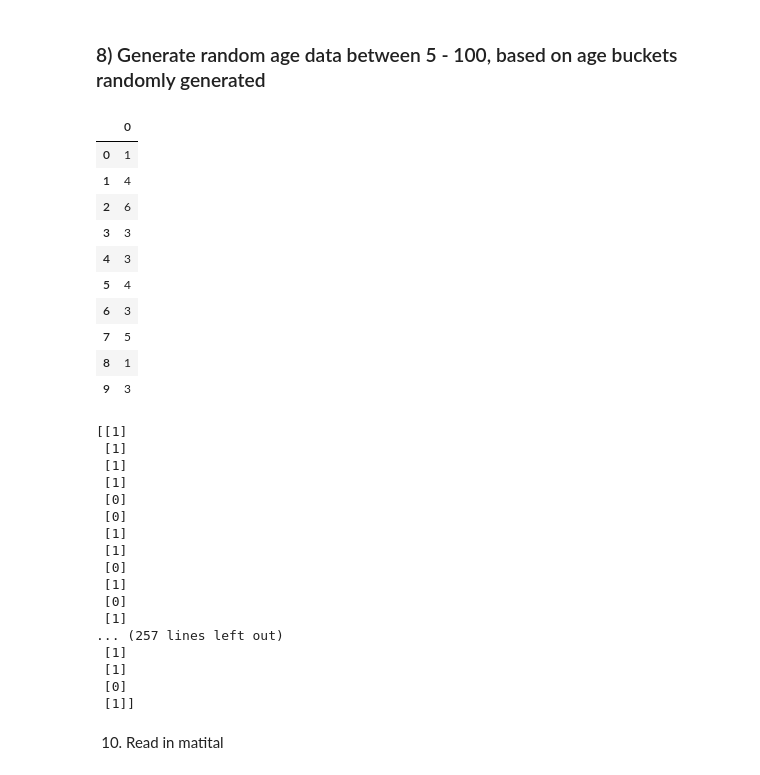
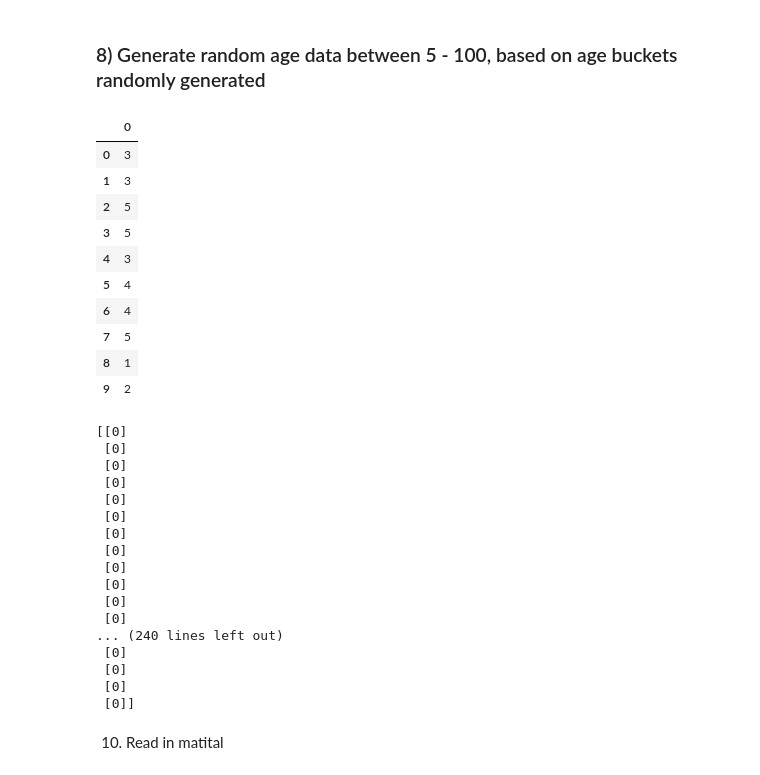
Before and after one commit to roisinanglim/suicide_rates, a Jupyter notebook: suicide _rates_data_simulation.ipynb, the cells around one changed output. Cells and saved outputs as stored; diff of their text form; code cells hidden in the pictures.

```diff
--- a/suicide _rates_data_simulation.ipynb
+++ b/suicide _rates_data_simulation.ipynb
@@ -188,17 +187,17 @@ age6 = age6.reshape(age6.shape[0],-1)
 
 
 #Generate random gender for each age category given the above calculated category size
-gender,probabilites,number_sample = ["m","f"],[0.506,0.494],len(age1)
+gender,probabilites,number_sample = ["m","f"],[0.51,0.49],len(age1)
 gender1 = np.random.choice(gender,size = number_sample, p = probabilites)
 gender,probabilites,number_sample = ["m","f"],[0.51,0.49],len(age2)
 gender2 = np.random.choice(gender,size = number_sample, p = probabilites)
-gender,probabilites,number_sample = ["m","f"],[0.51,0.49],len(age3)
+gender,probabilites,number_sample = ["m","f"],[0.50,0.50],len(age3)
 gender3 = np.random.choice(gender,size = number_sample, p = probabilites)
 gender,probabilites,number_sample = ["m","f"],[0.49,0.51],len(age4)
 gender4 = np.random.choice(gender,size = number_sample, p = probabilites)
-gender,probabilites,number_sample = ["m","f"],[0.49,0.51],len(age5)
+gender,probabilites,number_sample = ["m","f"],[0.51,0.49],len(age5)
 gender5 = np.random.choice(gender,size = number_sample, p = probabilites)
-gender,probabilites,number_sample = ["m","f"],[0.49,0.51],len(age6)
+gender,probabilites,number_sample = ["m","f"],[0.42,0.58],len(age6)
 gender6 = np.random.choice(gender,size = number_sample, p = probabilites)
 
 #Reshape data from a 1D array to a 2D array
@@ -213,75 +212,75 @@ gender6 = gender6.reshape(gender6.shape[0],-1)
 
 
 #Generate probability of sucide for gender given age bracket
-suicide,probabilites,number_sample = [1,0],[0.596,1-0.596],len(gender1[gender1 =="m"])
+suicide,probabilites,number_sample = [1,0],[0.00000596,1-0.00000596],len(gender1[gender1 =="m"])
 suicidie_M1 = np.random.choice(suicide,size = number_sample, p = probabilites)
-suicide,probabilites,number_sample = [1,0],[0.00000596,1-0.00000596],len(gender2[gender2 =="m"])
+suicide,probabilites,number_sample = [1,0],[0.00023540,1-0.00023540],len(gender2[gender2 =="m"])
 suicidie_M2 = np.random.choice(suicide,size = number_sample, p = probabilites)
-suicide,probabilites,number_sample = [1,0],[0.00000596,1-0.00000596],len(gender3[gender3 =="m"])
+suicide,probabilites,number_sample = [1,0],[0.00023670,1-0.00023670],len(gender3[gender3 =="m"])
 suicidie_M3 = np.random.choice(suicide,size = number_sample, p = probabilites)
-suicide,probabilites,number_sample = [1,0],[0.00000596,1-0.00000596],len(gender4[gender4 =="m"])
+suicide,probabilites,number_sample = [1,0],[0.00024409,1-0.00024409],len(gender4[gender4 =="m"])
 suicidie_M4 = np.random.choice(suicide,size = number_sample, p = probabilites)
-suicide,probabilites,number_sample = [1,0],[0.00000596,1-0.00000596],len(gender5[gender5 =="m"])
+suicide,probabilites,number_sample = [1,0],[0.00019215,1-0.00019215],len(gender5[gender5 =="m"])
 suicidie_M5 = np.random.choice(suicide,size = number_sample, p = probabilites)
-suicide,probabilites,number_sample = [1,0],[0.00000596,1-0.00000596],len(gender6[gender6 =="m"])
+suicide,probabilites,number_sample = [1,0],[0.00007749,1-0.00007749],len(gender6[gender6 =="m"])
 suicidie_M6 = np.random.choice(suicide,size = number_sample, p = probabilites)
-suicide,probabilites,number_sample = [1,0],[0.00000596,1-0.00000596],len(gender1[gender1 =="f"])
+suicide,probabilites,number_sample = [1,0],[0.0,1-0.0],len(gender1[gender1 =="f"])
 suicidie_F1 = np.random.choice(suicide,size = number_sample, p = probabilites)
-suicide,probabilites,number_sample = [1,0],[0.00000596,1-0.00000596],len(gender2[gender2 =="f"])
+suicide,probabilites,number_sample = [1,0],[0.00004214,1-0.00004214],len(gender2[gender2 =="f"])
 suicidie_F2 = np.random.choice(suicide,size = number_sample, p = probabilites)
-suicide,probabilites,number_sample = [1,0],[0.00000596,1-0.00000596],len(gender3[gender3 =="f"])
+suicide,probabilites,number_sample = [1,0],[0.00005660,1-0.00005660],len(gender3[gender3 =="f"])
 suicidie_F3 = np.random.choice(suicide,size = number_sample, p = probabilites)
-suicide,probabilites,number_sample = [1,0],[0.00000596,1-0.00000596],len(gender4[gender4 =="f"])
+suicide,probabilites,number_sample = [1,0],[0.00005745,1-0.00005745],len(gender4[gender4 =="f"])
 suicidie_F4 = np.random.choice(suicide,size = number_sample, p = probabilites)
-suicide,probabilites,number_sample = [1,0],[0.00000596,1-0.00000596],len(gender5[gender5 =="f"])
+suicide,probabilites,number_sample = [1,0],[0.00003466,1-0.00003466],len(gender5[gender5 =="f"])
 suicidie_F5 = np.random.choice(suicide,size = number_sample, p = probabilites)
-suicide,probabilites,number_sample = [1,0],[0.00000596,1-0.00000596],len(gender6[gender6 =="f"])
+suicide,probabilites,number_sample = [1,0],[0.00001414,1-0.00001414],len(gender6[gender6 =="f"])
 suicidie_F6 = np.random.choice(suicide,size = number_sample, p = probabilites)
 
 #Reshape data from a 1D array to a 2D array
 suicidie_M1 = suicidie_M1.reshape(suicidie_M1.shape[0],-1)
 suicidie_M2 = suicidie_M2.reshape(suicidie_M2.shape[0],-1)
 suicidie_M3 = suicidie_M3.reshape(suicidie_M3.shape[0],-1)
 suicidie_M4 = suicidie_M4.reshape(suicidie_M4.shape[0],-1)
 suicidie_M5 = suicidie_M5.reshape(suicidie_M5.shape[0],-1)
 suicidie_M6 = suicidie_M6.reshape(suicidie_M6.shape[0],-1)
 suicidie_F1 = suicidie_F1.reshape(suicidie_F1.shape[0],-1)
 suicidie_F2 = suicidie_F2.reshape(suicidie_F2.shape[0],-1)
 suicidie_F3 = suicidie_F3.reshape(suicidie_F3.shape[0],-1)
 suicidie_F4 = suicidie_F4.reshape(suicidie_F4.shape[0],-1)
 suicidie_F5 = suicidie_F5.reshape(suicidie_F5.shape[0],-1)
 suicidie_F6 = suicidie_F6.reshape(suicidie_F6.shape[0],-1)
 
 print(suicidie_M1)
 # %% [output]
 |  | 0 |
-| 0 | 1 |
-| 1 | 4 |
-| 2 | 6 |
-| 3 | 3 |
+| 0 | 3 |
+| 1 | 3 |
+| 2 | 5 |
+| 3 | 5 |
 | 4 | 3 |
 | 5 | 4 |
-| 6 | 3 |
+| 6 | 4 |
 | 7 | 5 |
 | 8 | 1 |
-| 9 | 3 |
+| 9 | 2 |
-[[1]
- [1]
- [1]
- [1]
+[[0]
  [0]
  [0]
- [1]
- [1]
  [0]
- [1]
  [0]
- [1]
-... (257 lines left out)
- [1]
- [1]
  [0]
- [1]]
+ [0]
+ [0]
+ [0]
+ [0]
+ [0]
+ [0]
+... (240 lines left out)
+ [0]
+ [0]
+ [0]
+ [0]]
 # %% [markdown]
 10) Read in matital
 # %% [markdown]
```
Also changed, not shown: parts of 5 cells of this notebook.
